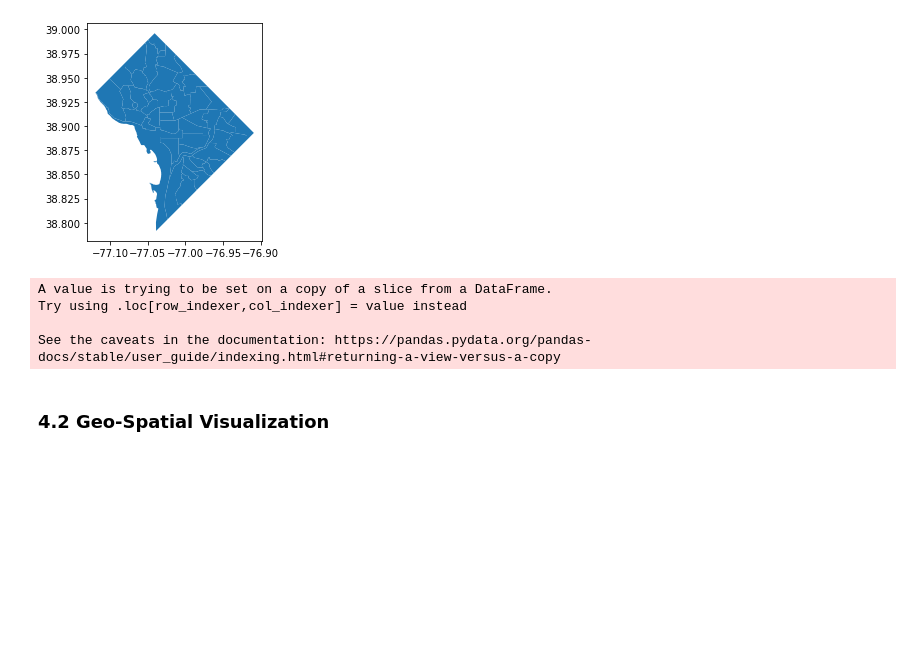
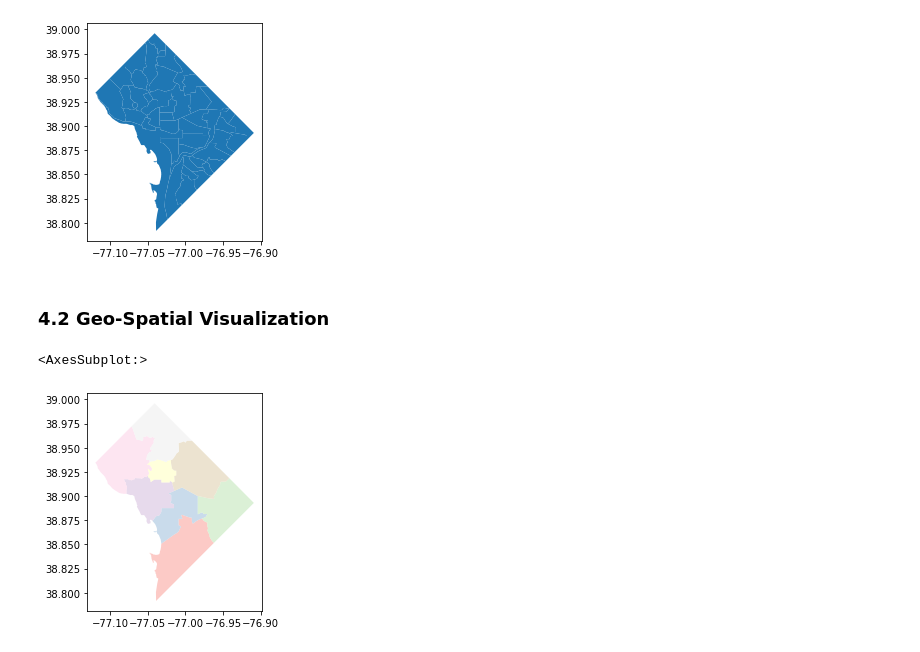
Before and after one commit to shiuanC/DC-Public-Schools-analysis, a Jupyter notebook: code/Ocean_OSSEDC_STAR_EDA.ipynb, the cells around one changed output. Cells and saved outputs as stored; diff of their text form; code cells hidden in the pictures; blank space fills up the shorter version.

```diff
--- a/code/Ocean_OSSEDC_STAR_EDA.ipynb
+++ b/code/Ocean_OSSEDC_STAR_EDA.ipynb
@@ -339,14 +352,5 @@ geometry = [Point(xy) for xy in zip(DC_full_STAR_2018['lng'], DC_full_STAR_2018[
 geo_df = gpd.GeoDataFrame(DC_full_STAR_2018,
                           crs = crs,
                           geometry = geometry)
-# %%
-geo_df_clean=geo_df[(geo_df.lng>-77.2) & (geo_df.lng<-76.9) &
-                   (geo_df.lat>38.7) & (geo_df.lng<39)]
-geo_df_clean["pp_total_raw_DC"]=geo_df_clean["pp_total_raw_DC"].astype(str).astype(float)
-# %% [output]
-A value is trying to be set on a copy of a slice from a DataFrame.
-Try using .loc[row_indexer,col_indexer] = value instead
-
-See the caveats in the documentation: https://pandas.pydata.org/pandas-docs/stable/user_guide/indexing.html#returning-a-view-versus-a-copy
 # %% [markdown]
 ### 4.2 Geo-Spatial Visualization
@@ -353,3 +363,9 @@ See the caveats in the documentation: https://pandas.pydata.org/pandas-docs/stab
+# %%
+dc_map = gpd.read_file('../Dataset/DC_Wards_from_2022/Wards_from_2022.shp')
+dc_map.to_crs(epsg=4326).plot(cmap='Pastel1', alpha = 0.7)
+# %% [output]
+<AxesSubplot:>
+[figure, added]
 # %%
 geo_df_clean
 fig, ax = plt.subplots(figsize = (10,20))
```
Also changed, not shown: parts of 6 cells of this notebook, 9 other files.
